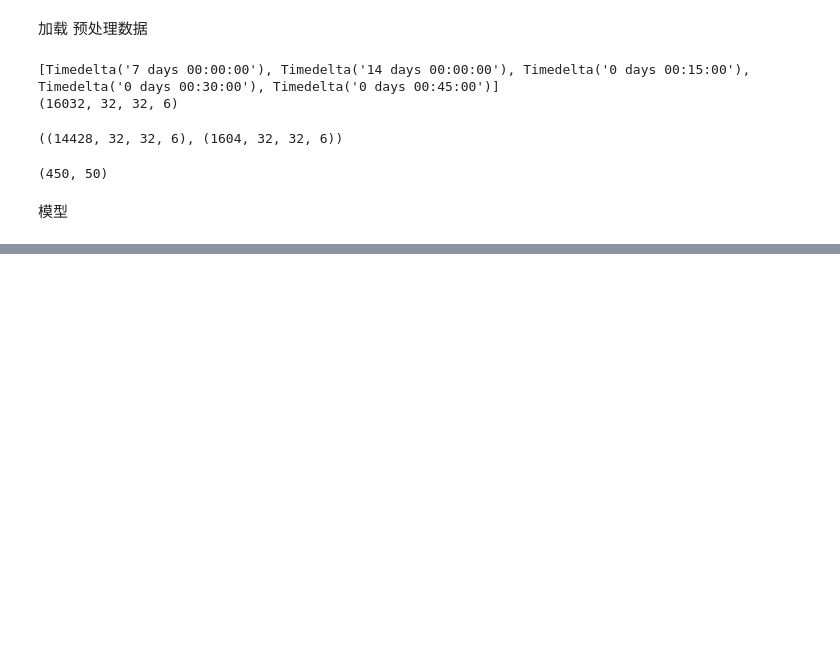
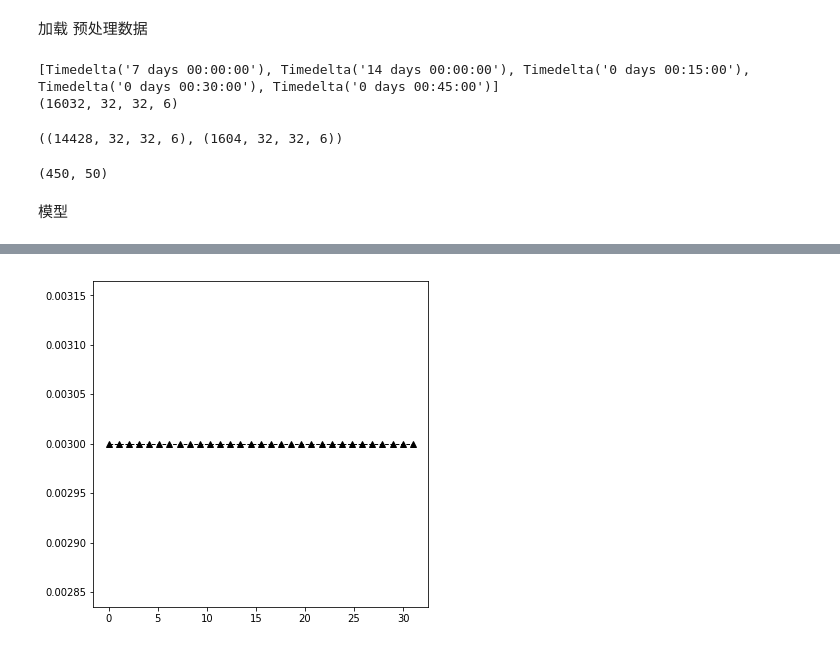
Before and after one commit to theMYang/freedom, a Jupyter notebook: 8CGAN_DT.ipynb, the cells around one changed output, grey strips where cells are left out. Cells and saved outputs as stored; diff of their text form; code cells hidden in the pictures; blank space fills up the shorter version.

```diff
--- a/8CGAN_DT.ipynb
+++ b/8CGAN_DT.ipynb
@@ -598,13 +603,15 @@ plt.show()
 # %%
 yi = l2_validation
 xi = np.linspace(0, len(yi), len(yi))
 
-# y = [i*20000 for i in lr_step]
-# x = np.linspace(0, len(y), len(y))
+y = lr_step
+x = np.linspace(0, len(y), len(y))
 
 fig, ax = plt.subplots(figsize=(6, 6))
-lines = plt.plot(xi, yi, 'k^--', linewidth=1, markersize=6)
+lines = plt.plot(x, y, 'k^--', linewidth=1, markersize=6)
 plt.show()
+# %% [output]
+[figure, added]
 # %%
 y = lr_step
 x = np.linspace(0, len(y), len(y))
```
Also changed, not shown: parts of 7 cells of this notebook, 3 other files.
